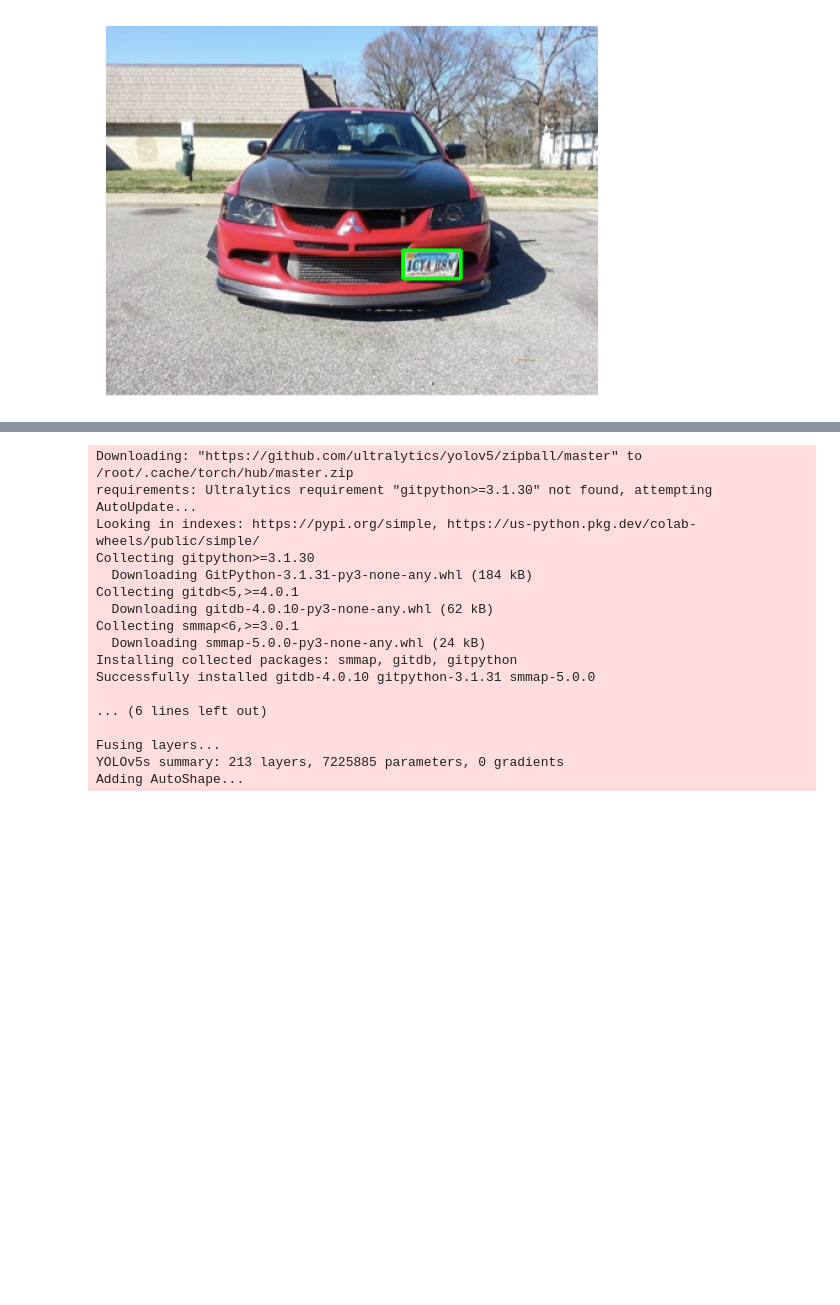
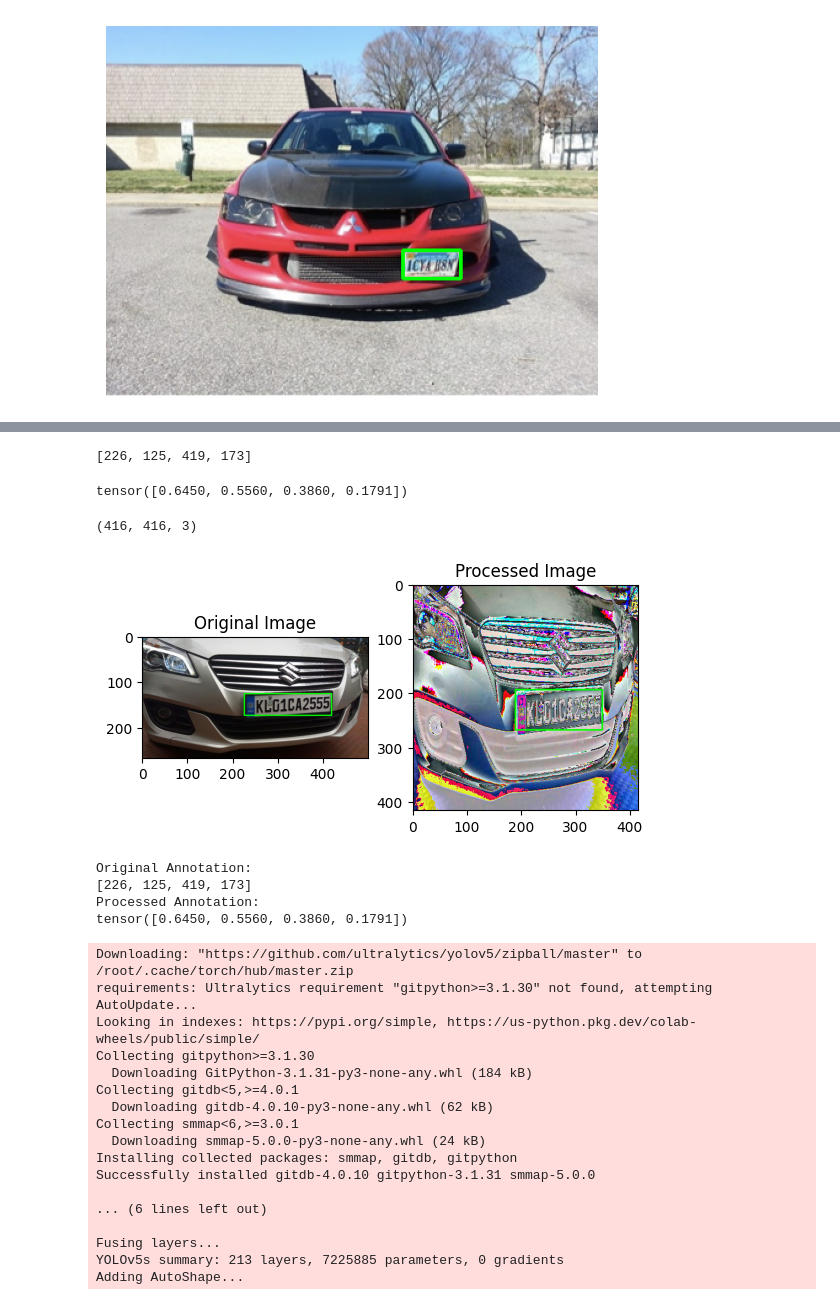
Before and after one commit to UBela/BV-ML-CV-Praktikum, a Jupyter notebook: license_plate_detection.ipynb, the cells around one changed output, grey strips where cells are left out. Saved outputs shown, nothing was run; the diff lists cells and outputs as text; code cells hidden in the pictures; blank space fills up the shorter version.

Commit message:
fixed pre-processing for yolo cnn model

```diff
--- a/license_plate_detection.ipynb
+++ b/license_plate_detection.ipynb
@@ -128,3 +129,71 @@ torch.Size([3])
+# %%
+#pre process bounding box annotations for YOLO format
+def preprocess_annotations(annotations):
+    transformed_annotations = []
+    for annotation in annotations:
+        # Perform preprocessing operations on the annotation
+        id = int(annotation['class'])
+        xmin, ymin, xmax, ymax = annotation['bounding_box']
+        w = annotation['width']
+        h =  annotation['height']
+        x_center = (xmin + xmax) / (2.0 * w)
+        y_center = (ymin + ymax) / (2.0 * h)
+        bbox_width = (xmax - xmin) / w
+        bbox_height = (ymax - ymin) / h
+        transformed_annotations.append([int(id), x_center, y_center, bbox_width, bbox_height])
+
+
+    return torch.tensor(transformed_annotations)
+
+print(annotations[0]['bounding_box'])
+processed_annotations = preprocess_annotations(annotations)
+processed_annotations[0][1:]
+# %% [output]
+[226, 125, 419, 173]
+tensor([0.6450, 0.5560, 0.3860, 0.1791])
+# %%
+# Check processed images
+# Display original and processed images side by side
+fig, axes = plt.subplots(1, 2)
+
+# Original image
+original_image = np.array(images[0])
+og_annotation = annotations[0]  # Select an original annotation
+bb = og_annotation['bounding_box']
+cv2.rectangle(original_image, (bb[0], bb[1]), (bb[2], bb[3]), (0, 255, 0), 2)
+axes[0].imshow(original_image)
+axes[0].set_title("Original Image")
+
+# Processed image
+processed_image = processed_images[0]
+processed_image_pil = transforms.ToPILImage()(processed_image)
+processed_image = np.array(processed_image_pil)
+print(processed_image.shape)  # Select the corresponding processed image
+processed_annotation = processed_annotations[0]
+xc, yc, w, h = processed_annotation[1:]
+xmin = int((xc - w / 2.0) * processed_image.shape[1])
+ymin = int((yc - h / 2.0) * processed_image.shape[0])
+xmax = int(xmin + w * processed_image.shape[1])
+ymax = int(ymin + h * processed_image.shape[0])
+cv2.rectangle(processed_image, (xmin, ymin), (xmax, ymax), (0, 255, 0), 2)
+axes[1].imshow(processed_image)
+axes[1].set_title("Processed Image")
+
+plt.show()
+
+# Processed annotation
+print("Original Annotation:")
+print(og_annotation['bounding_box'])
+
+print("Processed Annotation:")
+print(processed_annotation[1:])
+# %% [output]
+(416, 416, 3)
+[figure, added]
+Original Annotation:
+[226, 125, 419, 173]
+Processed Annotation:
+tensor([0.6450, 0.5560, 0.3860, 0.1791])
 # %%
 #split into train and test set
 train_size = int(0.8 * len(dataset))
```
Also changed, not shown: parts of 3 cells of this notebook.
